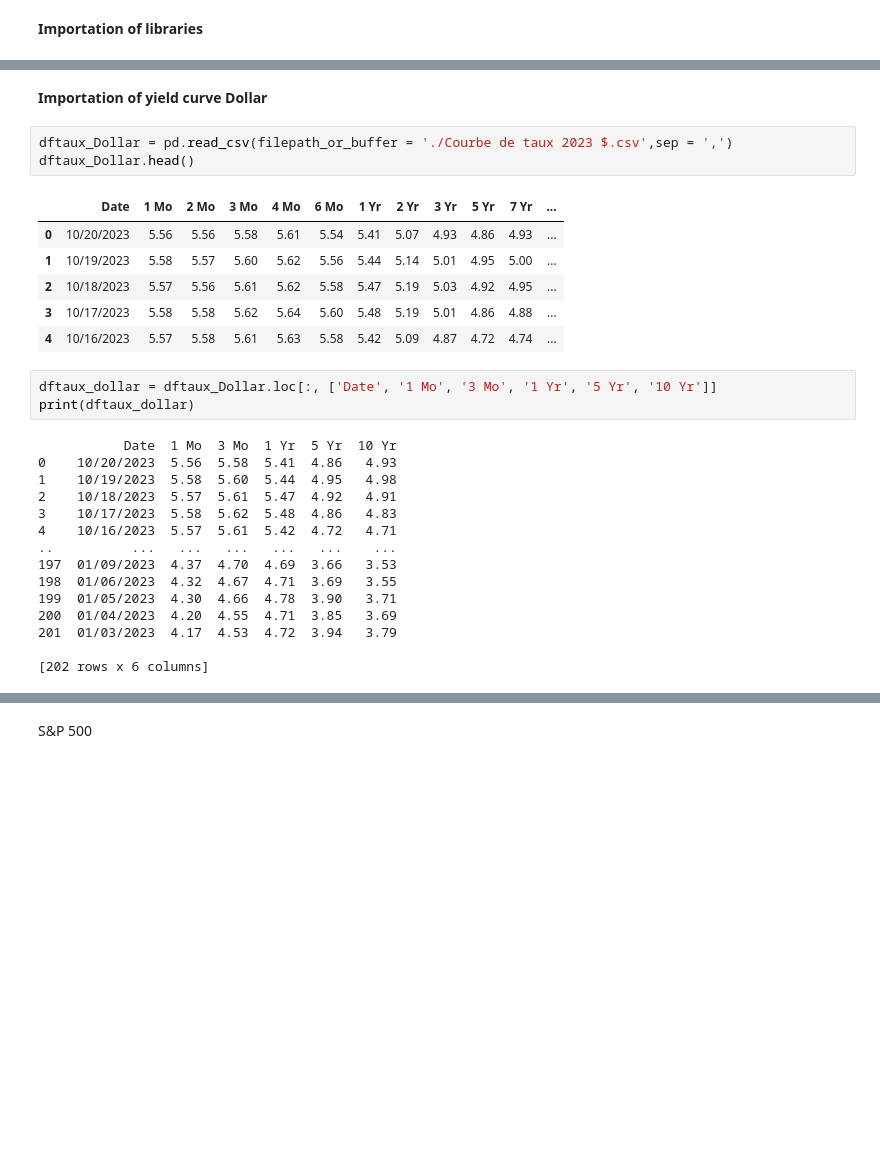
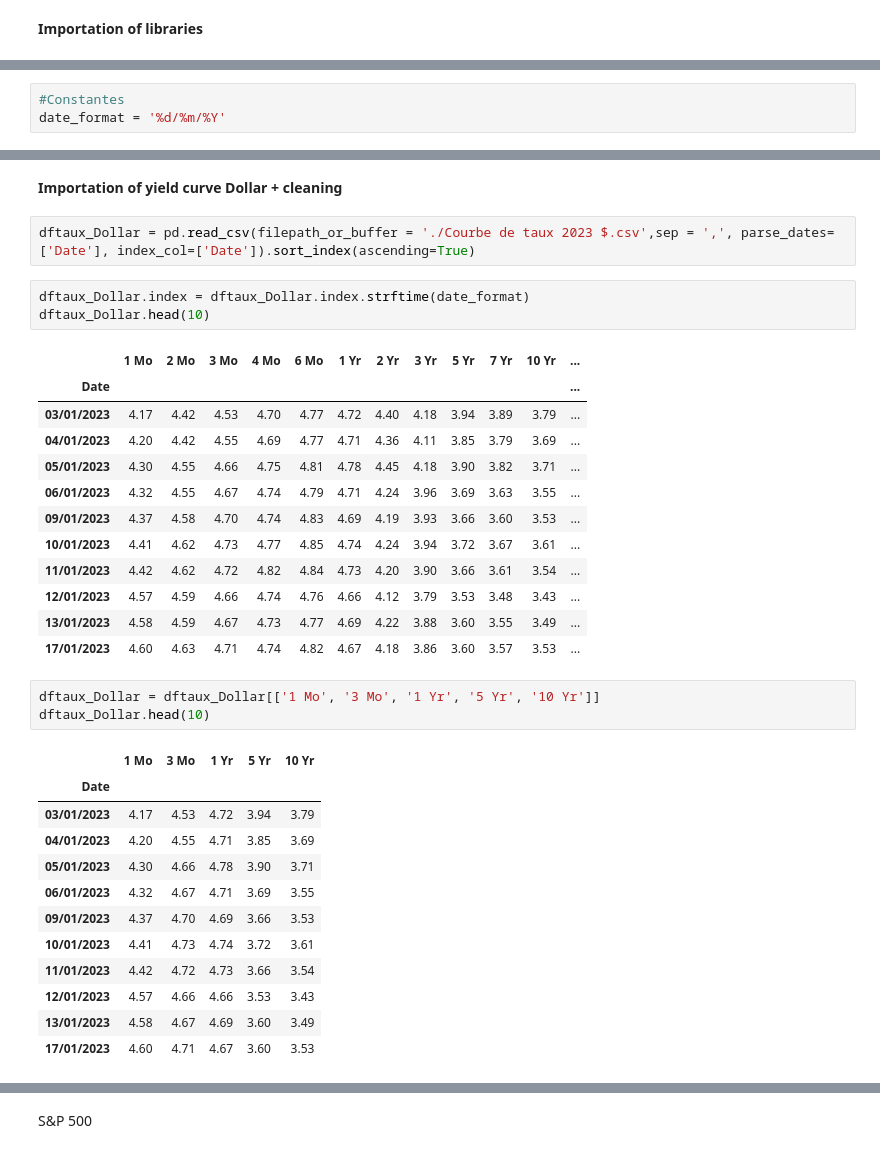
Before and after one commit to SamyaAmernis/Projet-DDEFI-2023-2024, a Jupyter notebook: ProjetBNP.ipynb, the cells around one changed output, grey strips where cells are left out. Cells and saved outputs as stored; diff of their text form; blank space fills up the shorter version.

```diff
--- a/ProjetBNP.ipynb
+++ b/ProjetBNP.ipynb
@@ -7 +14,4 @@ import numpy as np
+# %%
+#Constantes
+date_format = '%d/%m/%Y'
 # %% [markdown]
@@ -77,31 +61,37 @@ Index(['KEY', 'FREQ', 'REF_AREA', 'CURRENCY', 'PROVIDER_FM', 'INSTRUMENT_FM',
 # %% [markdown]
-**Importation of yield curve Dollar**
+**Importation of yield curve Dollar + cleaning**
 # %%
-dftaux_Dollar = pd.read_csv(filepath_or_buffer = './Courbe de taux 2023 $.csv',sep = ',')
-dftaux_Dollar.head()
+dftaux_Dollar = pd.read_csv(filepath_or_buffer = './Courbe de taux 2023 $.csv',sep = ',', parse_dates=['Date'], index_col=['Date']).sort_index(ascending=True)
-# %% [output]
-|  | Date | 1 Mo | 2 Mo | 3 Mo | 4 Mo | 6 Mo | 1 Yr | 2 Yr | 3 Yr | 5 Yr | 7 Yr | ... |
-| 0 | 10/20/2023 | 5.56 | 5.56 | 5.58 | 5.61 | 5.54 | 5.41 | 5.07 | 4.93 | 4.86 | 4.93 | ... |
-| 1 | 10/19/2023 | 5.58 | 5.57 | 5.60 | 5.62 | 5.56 | 5.44 | 5.14 | 5.01 | 4.95 | 5.00 | ... |
-| 2 | 10/18/2023 | 5.57 | 5.56 | 5.61 | 5.62 | 5.58 | 5.47 | 5.19 | 5.03 | 4.92 | 4.95 | ... |
-| 3 | 10/17/2023 | 5.58 | 5.58 | 5.62 | 5.64 | 5.60 | 5.48 | 5.19 | 5.01 | 4.86 | 4.88 | ... |
-| 4 | 10/16/2023 | 5.57 | 5.58 | 5.61 | 5.63 | 5.58 | 5.42 | 5.09 | 4.87 | 4.72 | 4.74 | ... |
+# %%
+dftaux_Dollar.index = dftaux_Dollar.index.strftime(date_format)
+dftaux_Dollar.head(10)
+# %% [output]
+|  | 1 Mo | 2 Mo | 3 Mo | 4 Mo | 6 Mo | 1 Yr | 2 Yr | 3 Yr | 5 Yr | 7 Yr | 10 Yr | ... |
+| Date |  |  |  |  |  |  |  |  |  |  |  | ... |
+| 03/01/2023 | 4.17 | 4.42 | 4.53 | 4.70 | 4.77 | 4.72 | 4.40 | 4.18 | 3.94 | 3.89 | 3.79 | ... |
+| 04/01/2023 | 4.20 | 4.42 | 4.55 | 4.69 | 4.77 | 4.71 | 4.36 | 4.11 | 3.85 | 3.79 | 3.69 | ... |
+| 05/01/2023 | 4.30 | 4.55 | 4.66 | 4.75 | 4.81 | 4.78 | 4.45 | 4.18 | 3.90 | 3.82 | 3.71 | ... |
+| 06/01/2023 | 4.32 | 4.55 | 4.67 | 4.74 | 4.79 | 4.71 | 4.24 | 3.96 | 3.69 | 3.63 | 3.55 | ... |
+| 09/01/2023 | 4.37 | 4.58 | 4.70 | 4.74 | 4.83 | 4.69 | 4.19 | 3.93 | 3.66 | 3.60 | 3.53 | ... |
+| 10/01/2023 | 4.41 | 4.62 | 4.73 | 4.77 | 4.85 | 4.74 | 4.24 | 3.94 | 3.72 | 3.67 | 3.61 | ... |
+| 11/01/2023 | 4.42 | 4.62 | 4.72 | 4.82 | 4.84 | 4.73 | 4.20 | 3.90 | 3.66 | 3.61 | 3.54 | ... |
+| 12/01/2023 | 4.57 | 4.59 | 4.66 | 4.74 | 4.76 | 4.66 | 4.12 | 3.79 | 3.53 | 3.48 | 3.43 | ... |
+| 13/01/2023 | 4.58 | 4.59 | 4.67 | 4.73 | 4.77 | 4.69 | 4.22 | 3.88 | 3.60 | 3.55 | 3.49 | ... |
+| 17/01/2023 | 4.60 | 4.63 | 4.71 | 4.74 | 4.82 | 4.67 | 4.18 | 3.86 | 3.60 | 3.57 | 3.53 | ... |
 # %%
-dftaux_dollar = dftaux_Dollar.loc[:, ['Date', '1 Mo', '3 Mo', '1 Yr', '5 Yr', '10 Yr']]
-print(dftaux_dollar)
+dftaux_Dollar = dftaux_Dollar[['1 Mo', '3 Mo', '1 Yr', '5 Yr', '10 Yr']]
+dftaux_Dollar.head(10)
 # %% [output]
-           Date  1 Mo  3 Mo  1 Yr  5 Yr  10 Yr
-0    10/20/2023  5.56  5.58  5.41  4.86   4.93
-1    10/19/2023  5.58  5.60  5.44  4.95   4.98
-2    10/18/2023  5.57  5.61  5.47  4.92   4.91
-3    10/17/2023  5.58  5.62  5.48  4.86   4.83
-4    10/16/2023  5.57  5.61  5.42  4.72   4.71
-..          ...   ...   ...   ...   ...    ...
-197  01/09/2023  4.37  4.70  4.69  3.66   3.53
-198  01/06/2023  4.32  4.67  4.71  3.69   3.55
-199  01/05/2023  4.30  4.66  4.78  3.90   3.71
-200  01/04/2023  4.20  4.55  4.71  3.85   3.69
-201  01/03/2023  4.17  4.53  4.72  3.94   3.79
-
-[202 rows x 6 columns]
+|  | 1 Mo | 3 Mo | 1 Yr | 5 Yr | 10 Yr |
+| Date |  |  |  |  |  |
+| 03/01/2023 | 4.17 | 4.53 | 4.72 | 3.94 | 3.79 |
+| 04/01/2023 | 4.20 | 4.55 | 4.71 | 3.85 | 3.69 |
+| 05/01/2023 | 4.30 | 4.66 | 4.78 | 3.90 | 3.71 |
+| 06/01/2023 | 4.32 | 4.67 | 4.71 | 3.69 | 3.55 |
+| 09/01/2023 | 4.37 | 4.70 | 4.69 | 3.66 | 3.53 |
+| 10/01/2023 | 4.41 | 4.73 | 4.74 | 3.72 | 3.61 |
+| 11/01/2023 | 4.42 | 4.72 | 4.73 | 3.66 | 3.54 |
+| 12/01/2023 | 4.57 | 4.66 | 4.66 | 3.53 | 3.43 |
+| 13/01/2023 | 4.58 | 4.67 | 4.69 | 3.60 | 3.49 |
+| 17/01/2023 | 4.60 | 4.71 | 4.67 | 3.60 | 3.53 |
 # %%
```
Also changed, not shown: parts of 66 cells of this notebook.
